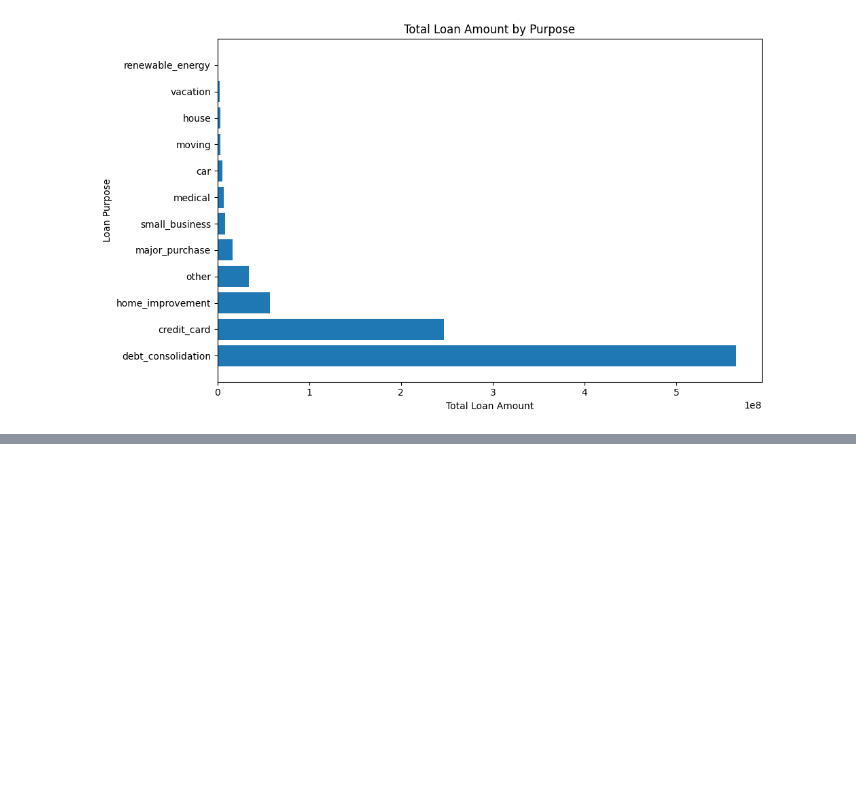
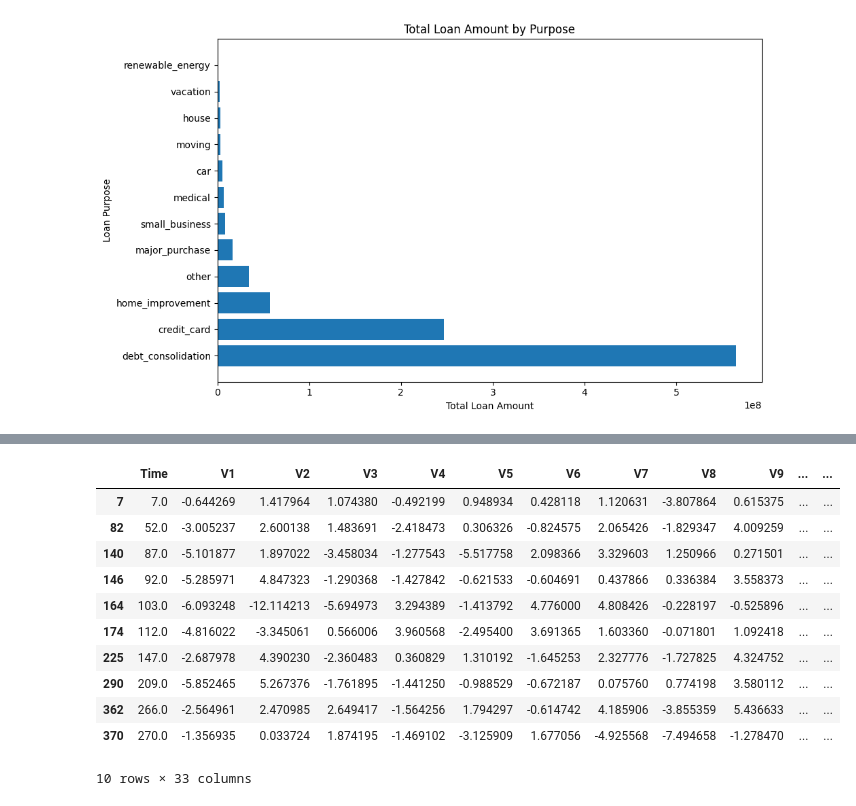
Before and after one commit to SiyaDalal/Banking-DWM-Project, a Jupyter notebook: Project.ipynb, the cells around one changed output, grey strips where cells are left out. Cells and saved outputs as stored; diff of their text form; code cells hidden in the pictures; blank space fills up the shorter version.

```diff
--- a/Project.ipynb
+++ b/Project.ipynb
@@ -1294,0 +1506,61 @@ ZIP archive: /content/Banking_Intelligence_Project.zip
+# %%
+
+import os
+import pandas as pd
+from sklearn.ensemble import IsolationForest
+from sklearn.metrics import classification_report, confusion_matrix
+
+# Dataset and output paths
+BASE = "/content/drive/MyDrive/DWM"
+credit_path = os.path.join(BASE, "creditcard.csv")
+output_path = os.path.join(BASE, "flagged_transactions.csv")
+
+# Load dataset
+df = pd.read_csv(credit_path)
+
+print("Dataset shape:", df.shape)
+print("\nClass distribution:")
+print(df["Class"].value_counts().rename(index={0: "Legitimate", 1: "Fraud"}))
+
+# Features used for anomaly detection
+features = [c for c in df.columns if c not in ["Class", "Time"]]
+X = df[features]
+
+# Train Isolation Forest
+model = IsolationForest(
+    n_estimators=100,
+    contamination="auto",
+    random_state=42,
+    n_jobs=-1
+)
+
+model.fit(X)
+
+# Isolation Forest: -1 = anomaly, 1 = normal
+df["Anomaly_Prediction"] = model.predict(X)
+df["Anomaly_Flag"] = (df["Anomaly_Prediction"] == -1).astype(int)
+
+# Evaluate against known labels (0 = legitimate, 1 = fraud)
+print("\nConfusion Matrix (rows = actual, columns = predicted):")
+print(confusion_matrix(df["Class"], df["Anomaly_Flag"], labels=[0, 1]))
+
+print("\nClassification Report:")
+print(classification_report(
+    df["Class"],
+    df["Anomaly_Flag"],
+    labels=[0, 1],
+    target_names=["Legitimate", "Fraud"],
+    zero_division=0
+))
+
+# Save flagged transactions
+flagged = df[df["Anomaly_Flag"] == 1].copy()
+flagged.to_csv(output_path, index=False)
+
+print("\nTotal flagged transactions:", len(flagged))
+print("Flagged transactions that are actually fraud:",
+      int((flagged["Class"] == 1).sum()))
+print("Saved output to:", output_path)
+
+display(flagged.head(10))
+# %% [output]
@@ -1294,0 +1584,12 @@ ZIP archive: /content/Banking_Intelligence_Project.zip
+|  | Time | V1 | V2 | V3 | V4 | V5 | V6 | V7 | V8 | V9 | ... | ... |
+| 7 | 7.0 | -0.644269 | 1.417964 | 1.074380 | -0.492199 | 0.948934 | 0.428118 | 1.120631 | -3.807864 | 0.615375 | ... | ... |
+| 82 | 52.0 | -3.005237 | 2.600138 | 1.483691 | -2.418473 | 0.306326 | -0.824575 | 2.065426 | -1.829347 | 4.009259 | ... | ... |
+| 140 | 87.0 | -5.101877 | 1.897022 | -3.458034 | -1.277543 | -5.517758 | 2.098366 | 3.329603 | 1.250966 | 0.271501 | ... | ... |
+| 146 | 92.0 | -5.285971 | 4.847323 | -1.290368 | -1.427842 | -0.621533 | -0.604691 | 0.437866 | 0.336384 | 3.558373 | ... | ... |
+| 164 | 103.0 | -6.093248 | -12.114213 | -5.694973 | 3.294389 | -1.413792 | 4.776000 | 4.808426 | -0.228197 | -0.525896 | ... | ... |
+| 174 | 112.0 | -4.816022 | -3.345061 | 0.566006 | 3.960568 | -2.495400 | 3.691365 | 1.603360 | -0.071801 | 1.092418 | ... | ... |
+| 225 | 147.0 | -2.687978 | 4.390230 | -2.360483 | 0.360829 | 1.310192 | -1.645253 | 2.327776 | -1.727825 | 4.324752 | ... | ... |
+| 290 | 209.0 | -5.852465 | 5.267376 | -1.761895 | -1.441250 | -0.988529 | -0.672187 | 0.075760 | 0.774198 | 3.580112 | ... | ... |
+| 362 | 266.0 | -2.564961 | 2.470985 | 2.649417 | -1.564256 | 1.794297 | -0.614742 | 4.185906 | -3.855359 | 5.436633 | ... | ... |
+| 370 | 270.0 | -1.356935 | 0.033724 | 1.874195 | -1.469102 | -3.125909 | 1.677056 | -4.925568 | -7.494658 | -1.278470 | ... | ... |
+10 rows × 33 columns
```
Also changed, not shown: parts of 15 cells of this notebook.
